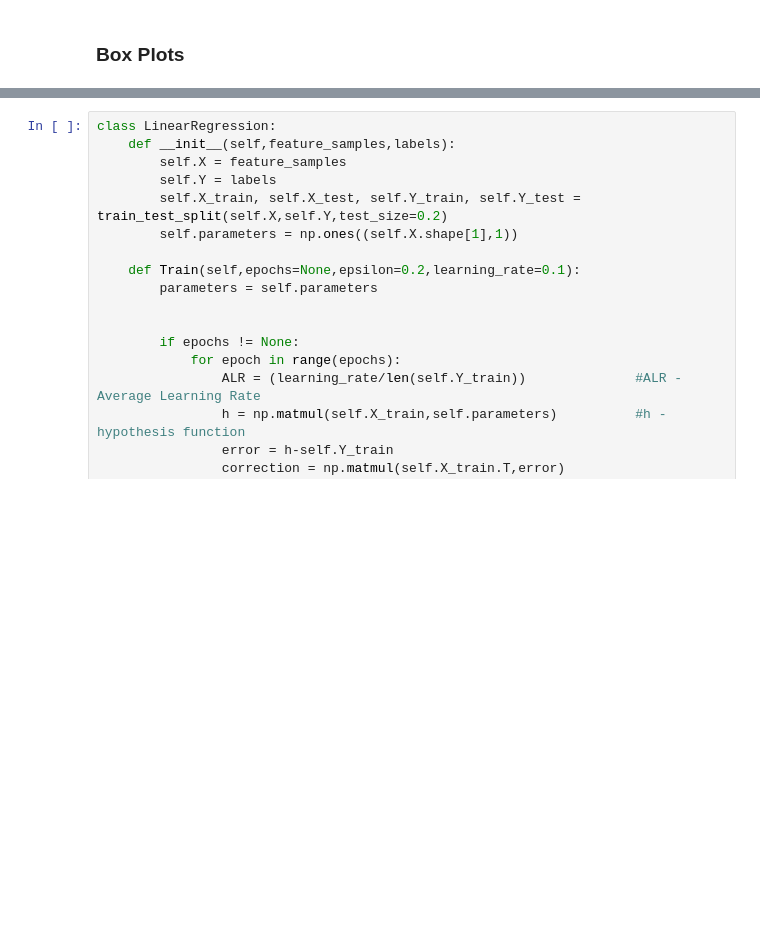
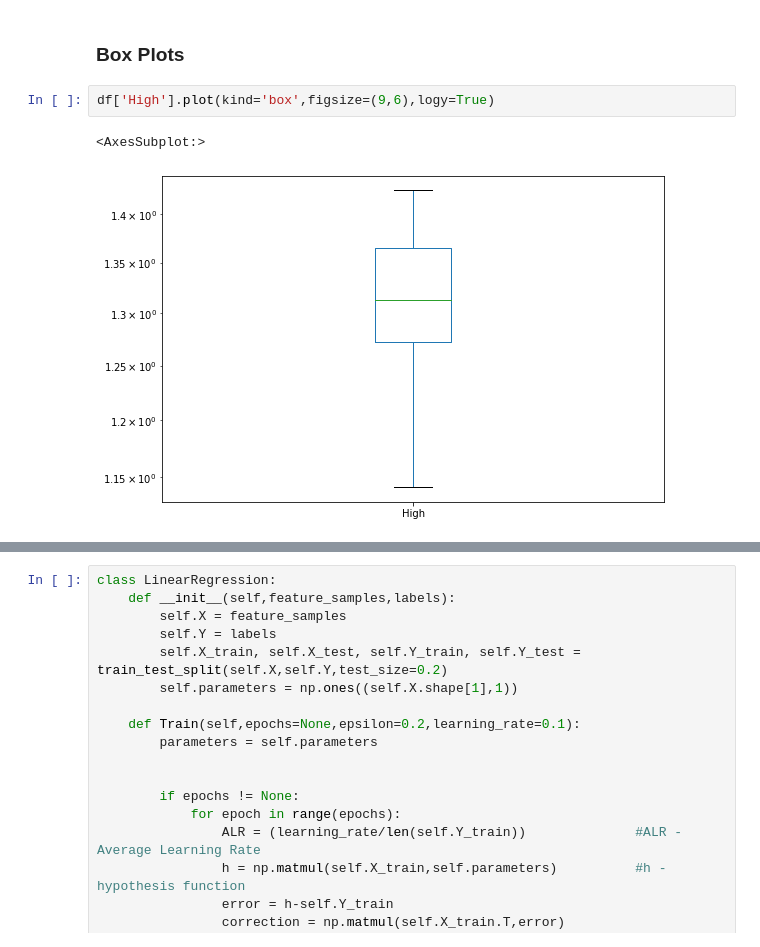
Before and after one commit to MpenduloNxumalo/Linear-Regression-Model, a Jupyter notebook: Assignment 1/Assignment 1.ipynb, the cells around one changed output, grey strips where cells are left out. Drawn from its saved outputs; the diff is of its cells as text; blank space fills up the shorter version.

```diff
--- a/Assignment 1/Assignment 1.ipynb
+++ b/Assignment 1/Assignment 1.ipynb
@@ -177,2 +161,7 @@ AttributeError: 'Rectangle' object has no property 'logy'
 # %% [markdown]
 <h3>Box Plots</h3>
+# %%
+df['High'].plot(kind='box',figsize=(9,6),logy=True)
+# %% [output]
+<AxesSubplot:>
+[figure, added]
```
Also changed, not shown: parts of 20 cells of this notebook.
